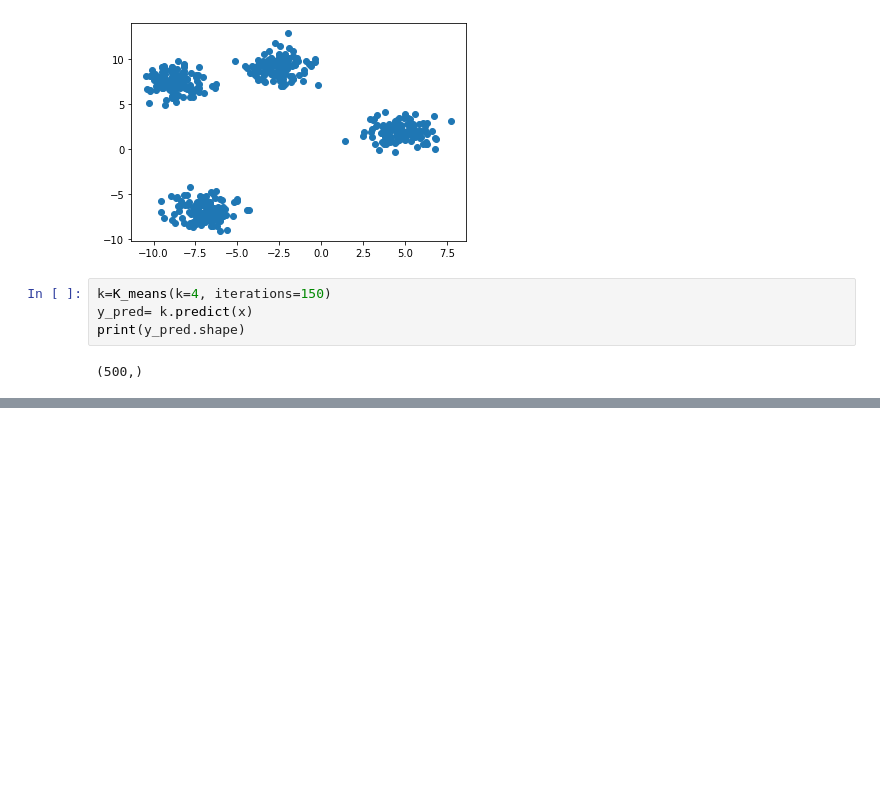
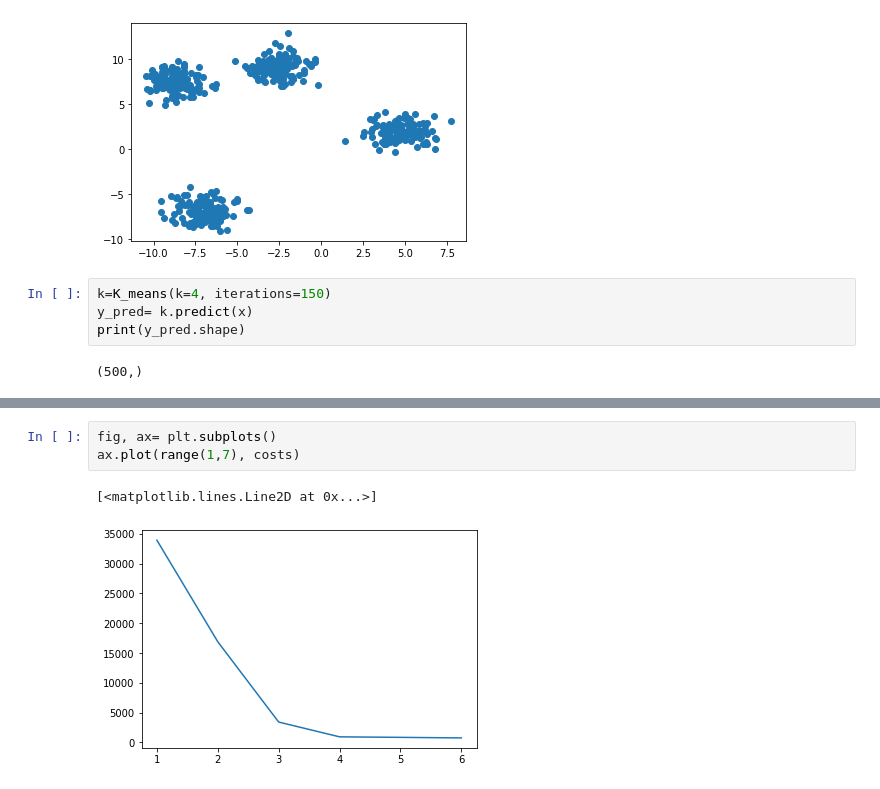
Before and after one commit to Abd-elr4hman/Machine-Learning-Algorithms, a Jupyter notebook: K_means.ipynb, the cells around one changed output, grey strips where cells are left out. Cells and saved outputs as stored; diff of their text form; blank space fills up the shorter version.

```diff
--- a/K_means.ipynb
+++ b/K_means.ipynb
@@ -235,0 +258,6 @@ sns.scatterplot(x= x[:,0], y= x[:, 1], data= x, hue= y_pred)
+# %%
+fig, ax= plt.subplots()
+ax.plot(range(1,7), costs)
+# %% [output]
+[<matplotlib.lines.Line2D at 0x...>]
+[figure, added]
```
Also changed, not shown: parts of 4 cells of this notebook.
